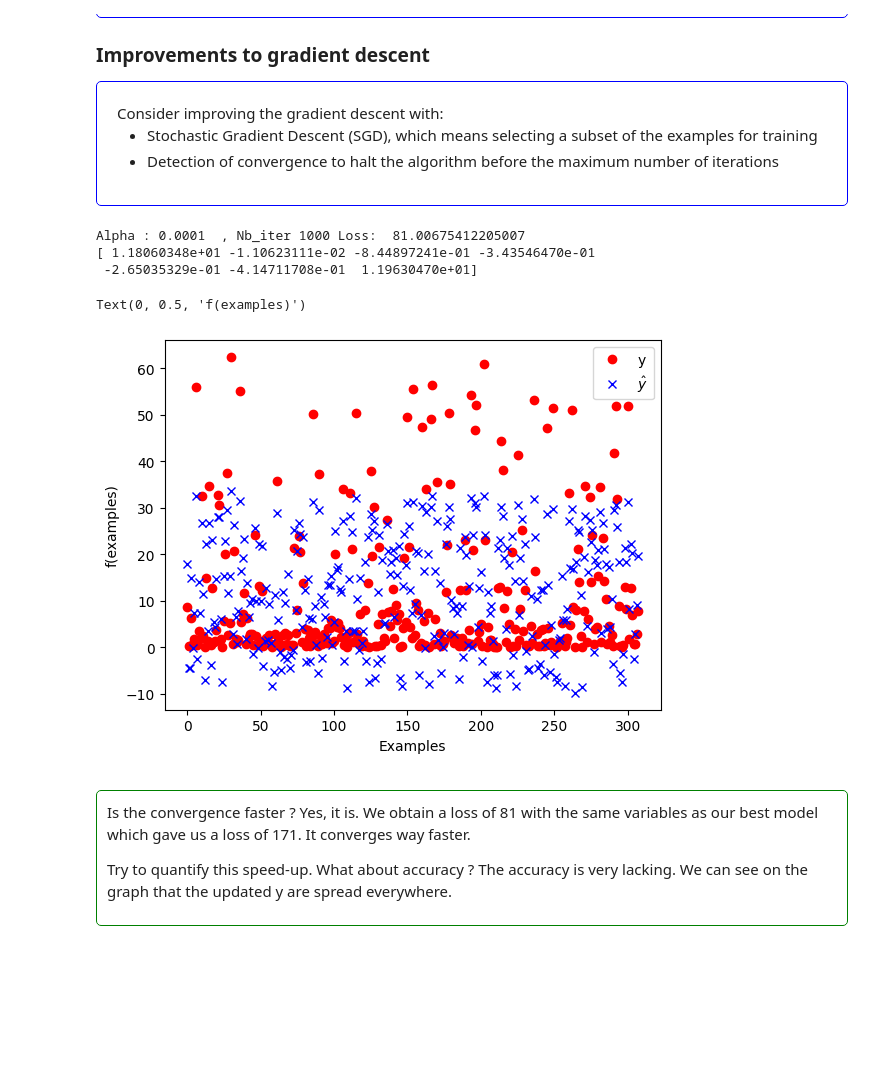
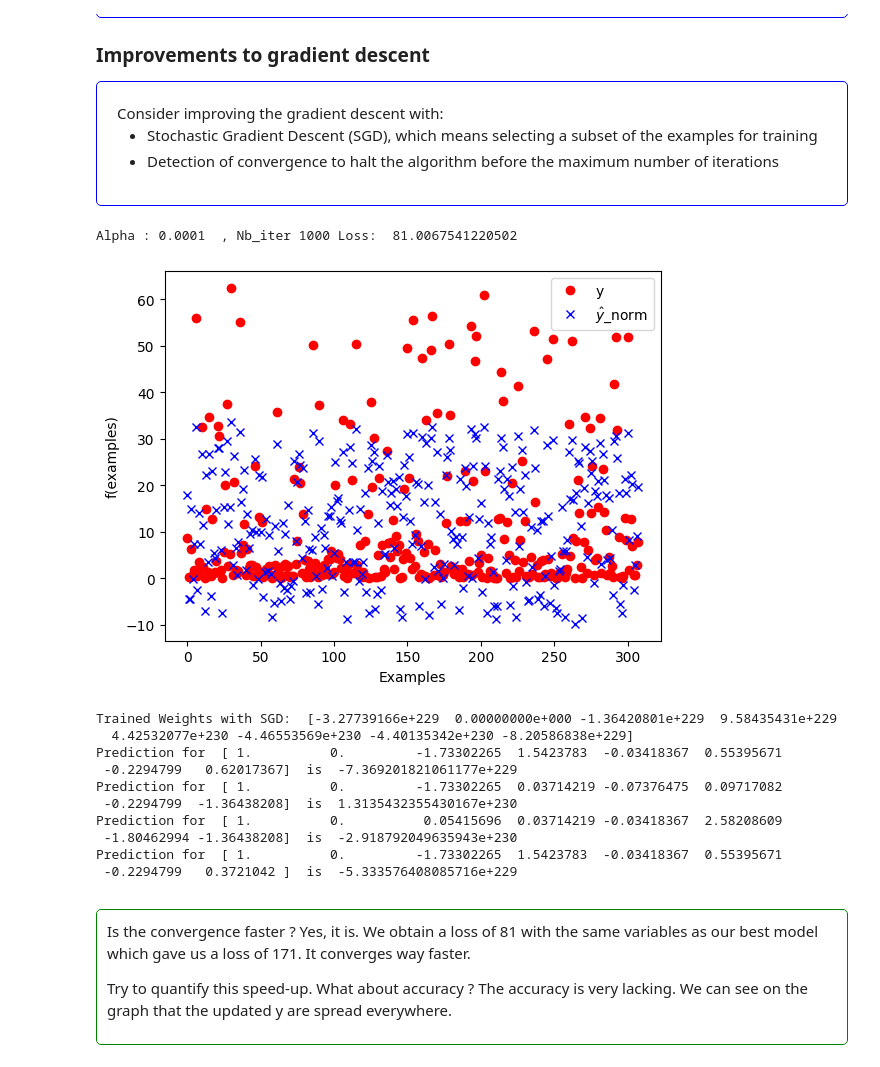
Before and after one commit to Lucile2712/Machine_Learning, a Jupyter notebook: perceptron.ipynb, the cells around one changed output. Drawn from its saved outputs; the diff is of its cells as text; code cells hidden in the pictures; blank space fills up the shorter version.

Commit message:
Comments TP1 and TP3

```diff
--- a/perceptron.ipynb
+++ b/perceptron.ipynb
@@ -118,8 +118,8 @@ The following command adds a column to the inputs.
 print(X[5])
 print_stats(X)
 
-#we comment this line to not insert a new column too many times
-#X = np.insert(X, 0, np.ones((len(X))), axis= 1)
+#winsert a new column with ones for the calculation of hw(x)
+X = np.insert(X, 0, np.ones((len(X))), axis= 1)
 
 print_stats(X)
 
@@ -438,35 +432,72 @@ Consider improving the gradient descent with:
 # %%
 #TODO
 from sklearn.preprocessing import StandardScaler
+import matplotlib.pyplot as plt
+
+#Try applying a standard normalization to the input features (make sure that you keep a feature column that is always equal to 1)
 sc = StandardScaler(copy=True)
 X_normalized = sc.fit_transform(X)
+X_normalized = np.insert(X_normalized, 0, np.ones((len(X_normalized))), axis= 1)
+#print_stats(X_normalized)
 
-X_normalized[:, 0]=np.ones(len(X))
-
-#print_stats(X_normalized)
-#print_stats(X)
 
 w=test(10e-5, 1000,X_normalized)
-print(w)
-
-import matplotlib.pyplot as plt
-
+#print(w)
 
 num_samples_to_plot = 308
 #plots original y
 plt.plot(Y[0:num_samples_to_plot], 'ro', label='y')
 yw = [h(w,x) for x in X_normalized]
 #plots updated y with new w
-plt.plot(yw[0:num_samples_to_plot], 'bx', label='$\hat{y}$')
+plt.plot(yw[0:num_samples_to_plot], 'bx', label='$\hat{y}$_norm')
 plt.legend()
 plt.xlabel("Examples")
 plt.ylabel("f(examples)")
+plt.show()
 # %% [output]
-Alpha : 0.0001  , Nb_iter 1000 Loss:  81.00675412205007
-[ 1.18060348e+01 -1.10623111e-02 -8.44897241e-01 -3.43546470e-01
- -2.65035329e-01 -4.14711708e-01  1.19630470e+01]
+Alpha : 0.0001  , Nb_iter 1000 Loss:  81.0067541220502
-Text(0, 0.5, 'f(examples)')
-[figure, old version]
+[figure, new version]
+# %%
+# - Stochastic Gradient Descent (SGD), which means selecting a subset of the examples for training
+# - Detection of convergence to halt the algorithm before the maximum number of iterations
+import numpy as np
+from random import shuffle
+
+def compute_update_stoch(w, x, y, alpha):
+    for k in range(len(x)):
+        w[k] = w[k] + alpha * (y - h(w,x)) * x[k]
+    return w
+
+def sgd(data, labels, alpha, max_iter):
+    w = np.zeros(len(data[0]))
+    i=0
+    while (i<max_iter):
+        for j in range(len(data)):
+            w = compute_update_stoch(w, data[j], labels[j], alpha)
+        i+=1
+    return w
+
+
+# Training with SGD
+alpha = 0.5
+max_iter = 200
+
+sgdw = sgd(X_normalized, Y, alpha, max_iter)
+print("\nTrained Weights with SGD: ", sgdw)
+# Checking if it is correctly classified all points
+for i in range(4):
+    print("Prediction for ", X_normalized[i], " is ", h(sgdw, X_normalized[i]))
+# %% [output]
+Trained Weights with SGD:  [-3.27739166e+229  0.00000000e+000 -1.36420801e+229  9.58435431e+229
+  4.42532077e+230 -4.46553569e+230 -4.40135342e+230 -8.20586838e+229]
+Prediction for  [ 1.          0.         -1.73302265  1.5423783  -0.03418367  0.55395671
+ -0.2294799   0.62017367]  is  -7.369201821061177e+229
+Prediction for  [ 1.          0.         -1.73302265  0.03714219 -0.07376475  0.09717082
+ -0.2294799  -1.36438208]  is  1.3135432355430167e+230
+Prediction for  [ 1.          0.          0.05415696  0.03714219 -0.03418367  2.58208609
+ -1.80462994 -1.36438208]  is  -2.918792049635943e+230
+Prediction for  [ 1.          0.         -1.73302265  1.5423783  -0.03418367  0.55395671
+ -0.2294799   0.3721042 ]  is  -5.333576408085716e+229
 # %% [markdown]
 <!-- Answer Section Start -->
 <div style="border: 1px solid green; padding: 10px; margin-top: 10px; border-radius: 5px">
```
Also changed, not shown: parts of 7 cells of this notebook, 2 other files.
